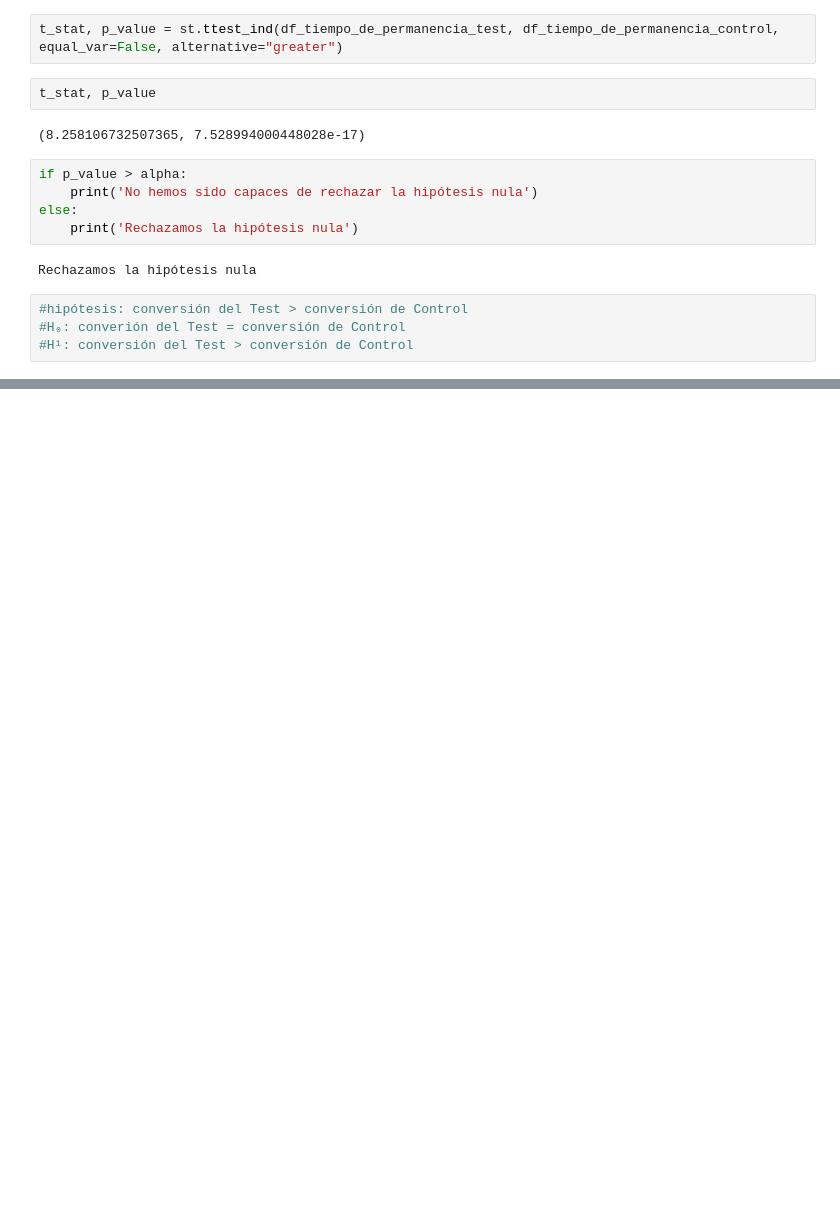
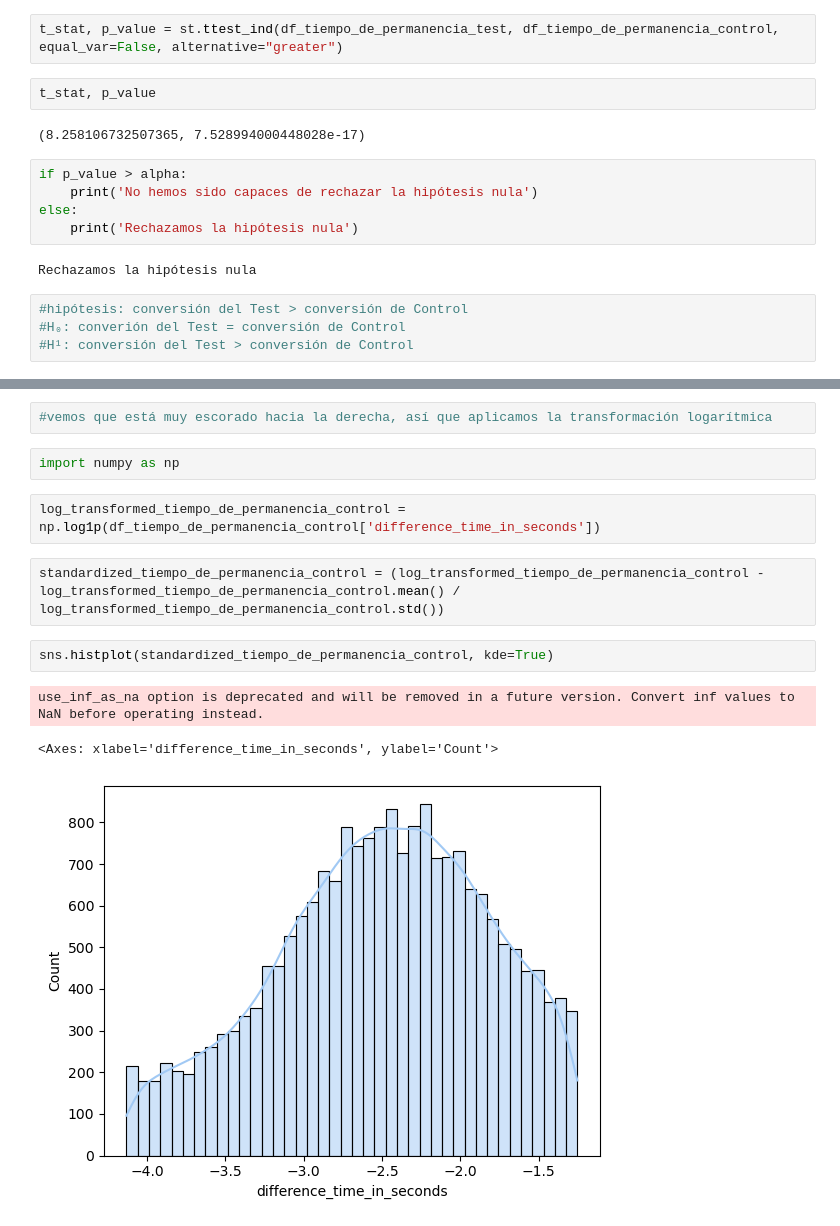
Before and after one commit to alicia-perez-diez/vanguard, a Jupyter notebook: notebooks/main.ipynb, the cells around one changed output, grey strips where cells are left out. Cells and saved outputs as stored; diff of their text form; blank space fills up the shorter version.

```diff
--- a/notebooks/main.ipynb
+++ b/notebooks/main.ipynb
@@ -1091,0 +1310,14 @@ Rechazamos la hipótesis nula
+# %%
+#vemos que está muy escorado hacia la derecha, así que aplicamos la transformación logarítmica
+# %%
+import numpy as np
+# %%
+log_transformed_tiempo_de_permanencia_control = np.log1p(df_tiempo_de_permanencia_control['difference_time_in_seconds'])
+# %%
+standardized_tiempo_de_permanencia_control = (log_transformed_tiempo_de_permanencia_control - log_transformed_tiempo_de_permanencia_control.mean() / log_transformed_tiempo_de_permanencia_control.std())
+# %%
+sns.histplot(standardized_tiempo_de_permanencia_control, kde=True)
+# %% [output]
+use_inf_as_na option is deprecated and will be removed in a future version. Convert inf values to NaN before operating instead.
+<Axes: xlabel='difference_time_in_seconds', ylabel='Count'>
+[figure, added]
```
Also changed, not shown: parts of 75 cells of this notebook, 4 other files.
